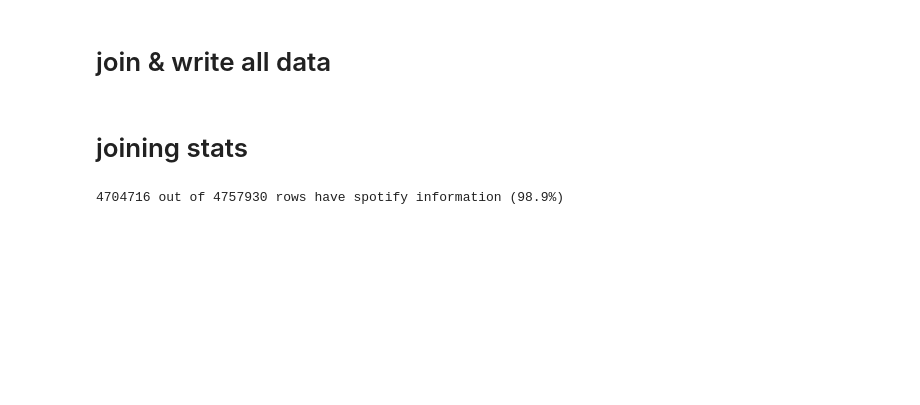
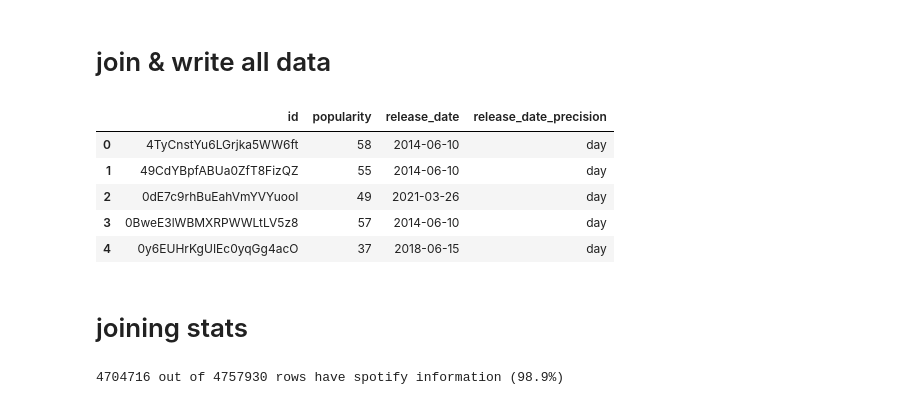
Before and after one commit to melrbischoff/ada-final-project, a Jupyter notebook: get_spotify_data.ipynb, the cells around one changed output. Saved outputs shown, nothing was run; the diff lists cells and outputs as text; code cells hidden in the pictures; blank space fills up the shorter version.

```diff
--- a/get_spotify_data.ipynb
+++ b/get_spotify_data.ipynb
@@ -127,9 +128,6 @@ class Spotify():
     def get_tracks(self, id_list, bucket_size=50):
 
         gpd_ids = self.group_ids(id_list, bucket_size)
-        col_list = ['popularity', 'name', 'uri', 'external_urls', 'type', 'duration_ms', 'external_ids',
-                    'album', 'explicit', 'id', 'preview_url', 'track_number', 'available_markets', 'is_local',
-                    'artists', 'href', 'disc_number']
 
         track_df = []
 
@@ -144,18 +142,15 @@ class Spotify():
             tracks = r.json()['tracks']
             tracks = [i for i in tracks if i]
 
-            for row in tracks:
-                for c in col_list:
-                    if c not in row:
-                        row[c] = None
-                track_df.append(row)
+            for t in tracks:
+                df_row = {'id':t['id'],
+                          'popularity': t['popularity'],
+                          'release_date': t['album']['release_date'],
+                          'release_date_precision': t['album']['release_date_precision']}
+                track_df.append(df_row)
 
         final_track_df = pd.DataFrame(track_df)
-
-        final_track_df['release_date'] = pd.json_normalize(final_track_df['album'])['release_date']
-        final_track_df['album_id'] = pd.json_normalize(final_track_df['album'])['id']
-
-        return final_track_df[['id','popularity','album_id','release_date']]
+        return final_track_df
 
     def get_albums(self, id_list, bucket_size=20):
 
@@ -182,8 +177,8 @@ class Spotify():
         final_album_df = pd.DataFrame(album_df)
         return final_album_df
 # %%
-client_id = 'REDACTED'
-client_secret = 'REDACTED'
+client_id = 'ae17fb14354d4d98a442007563fafab9'
+client_secret = 'cb9e3752f07f4cfc9685c9369fd4b11c'
 
 sp = Spotify(client_id,client_secret)
 sp.get_access_token()
@@ -223,5 +218,14 @@ album_information.to_csv(os.path.join(data_path, 'album_information.csv'))
 # %% [markdown]
 # join & write all data
+# %%
+track_information.head()
+# %% [output]
+|  | id | popularity | release_date | release_date_precision |
+| 0 | 4TyCnstYu6LGrjka5WW6ft | 58 | 2014-06-10 | day |
+| 1 | 49CdYBpfABUa0ZfT8FizQZ | 55 | 2014-06-10 | day |
+| 2 | 0dE7c9rhBuEahVmYVYuooI | 49 | 2021-03-26 | day |
+| 3 | 0BweE3lWBMXRPWWLtLV5z8 | 57 | 2014-06-10 | day |
+| 4 | 0y6EUHrKgUIEc0yqGg4acO | 37 | 2018-06-15 | day |
 # %%
 music_data_merged_spotify = music_data.merge(
     isrc_to_spotify_id,
```
Also changed, not shown: parts of 15 cells of this notebook, 1 other file.
